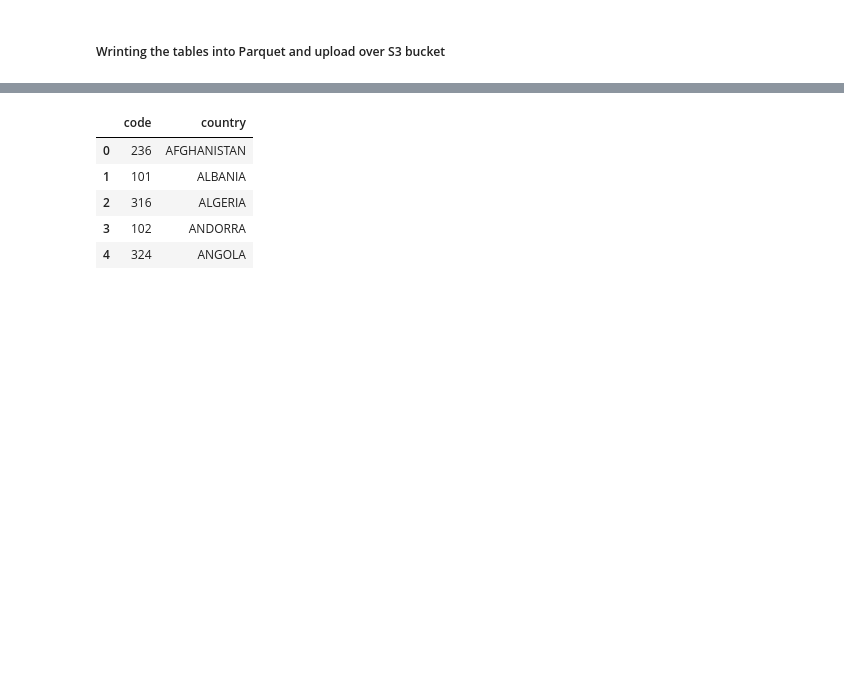
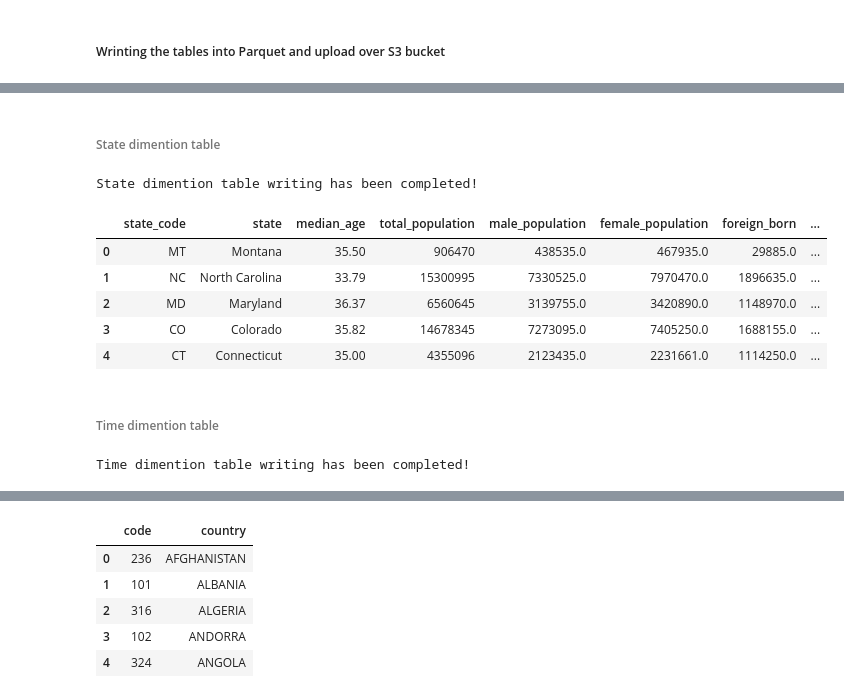
Before and after one commit to MohamedSaiedIbrahim/Project6_Udacity_Capstone, a Jupyter notebook: Capstone Project Template.ipynb, the cells around one changed output, grey strips where cells are left out. Saved outputs shown, nothing was run; the diff lists cells and outputs as text; code cells hidden in the pictures; blank space fills up the shorter version.

```diff
--- a/Capstone Project Template.ipynb
+++ b/Capstone Project Template.ipynb
@@ -493,0 +454,23 @@ Temperature dimention table writing has been completed!
+# %% [markdown]
+###### State dimention table
+# %%
+output_path="s3a://udacity-datalake-msaied2/Project6_Capstone/state.parquet"
+state_dim =  ef.state_dimension(demographics_spark, output_path)
+# %% [output]
+State dimention table writing has been completed!
+# %%
+state_dim.toPandas().head()
+# %% [output]
+|  | state_code | state | median_age | total_population | male_population | female_population | foreign_born | ... |
+| 0 | MT | Montana | 35.50 | 906470 | 438535.0 | 467935.0 | 29885.0 | ... |
+| 1 | NC | North Carolina | 33.79 | 15300995 | 7330525.0 | 7970470.0 | 1896635.0 | ... |
+| 2 | MD | Maryland | 36.37 | 6560645 | 3139755.0 | 3420890.0 | 1148970.0 | ... |
+| 3 | CO | Colorado | 35.82 | 14678345 | 7273095.0 | 7405250.0 | 1688155.0 | ... |
+| 4 | CT | Connecticut | 35.00 | 4355096 | 2123435.0 | 2231661.0 | 1114250.0 | ... |
+# %% [markdown]
+###### Time dimention table
+# %%
+output_path="s3a://udacity-datalake-msaied2/Project6_Capstone/time.parquet"
+time_dim =  ef.time_dimension(immigration_spark, output_path)
+# %% [output]
+Time dimention table writing has been completed!
```
Also changed, not shown: parts of 55 cells of this notebook, 1 other file.
